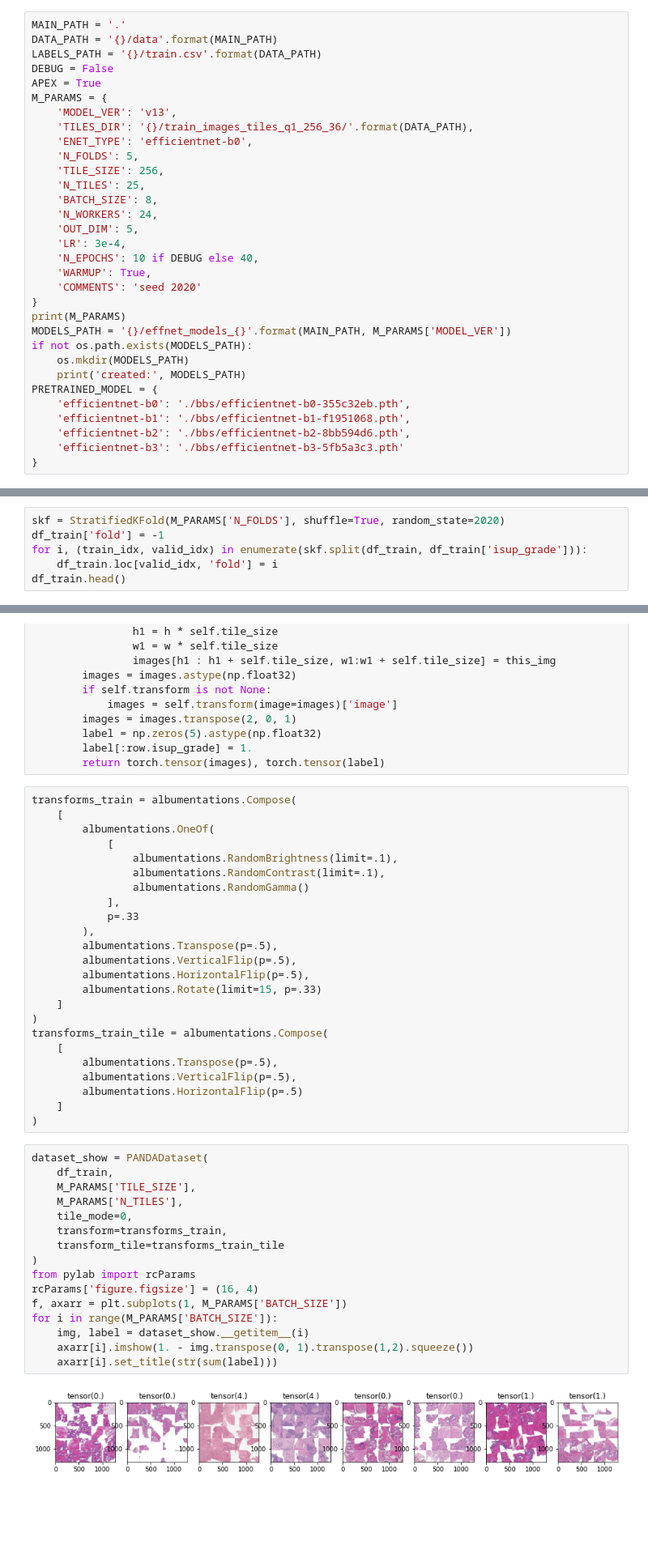
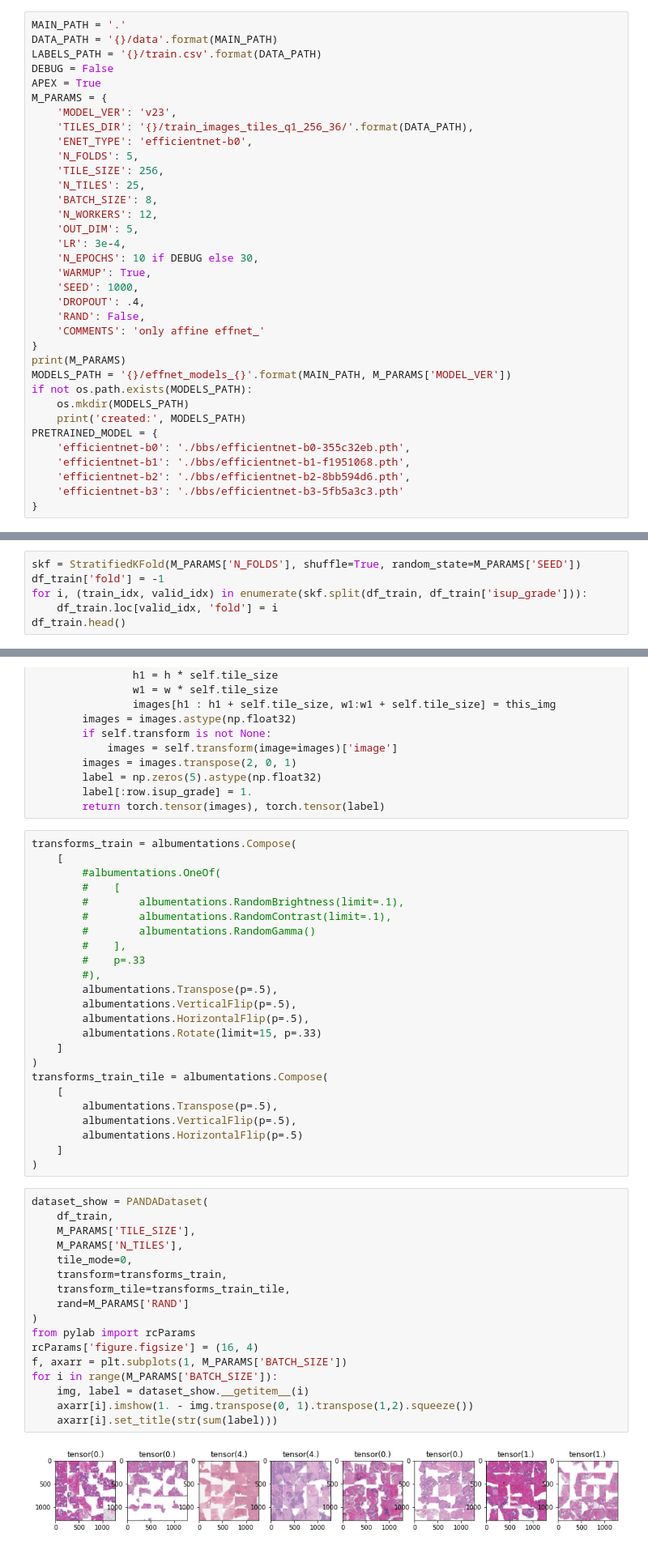
Before and after one commit to vgarshin/kaggle_panda, a Jupyter notebook: panda_effnet.ipynb, the cells around one changed output, grey strips where cells are left out. Shown at 81% size. Saved outputs shown, nothing was run; the diff lists cells and outputs as text; blank space fills up the shorter version.

```diff
--- a/panda_effnet.ipynb
+++ b/panda_effnet.ipynb
@@ -41,19 +41,22 @@ LABELS_PATH = '{}/train.csv'.format(DATA_PATH)
 DEBUG = False
 APEX = True
 M_PARAMS = {
-    'MODEL_VER': 'v13',
+    'MODEL_VER': 'v23',
     'TILES_DIR': '{}/train_images_tiles_q1_256_36/'.format(DATA_PATH),
     'ENET_TYPE': 'efficientnet-b0',
     'N_FOLDS': 5,
     'TILE_SIZE': 256,
     'N_TILES': 25,
     'BATCH_SIZE': 8,
-    'N_WORKERS': 24,
+    'N_WORKERS': 12,
     'OUT_DIM': 5,
     'LR': 3e-4,
-    'N_EPOCHS': 10 if DEBUG else 40,
+    'N_EPOCHS': 10 if DEBUG else 30,
     'WARMUP': True,
-    'COMMENTS': 'seed 2020'
+    'SEED': 1000,
+    'DROPOUT': .4,
+    'RAND': False,
+    'COMMENTS': 'only affine effnet_'
 }
 print(M_PARAMS)
 MODELS_PATH = '{}/effnet_models_{}'.format(MAIN_PATH, M_PARAMS['MODEL_VER'])
@@ -82,7 +85,7 @@ df_train.head()
 | 3 | 3 | 001c62abd11fa4b57bf7a6c603a11bb9 | karolinska | 4 | 4+4 |
 | 4 | 4 | 001d865e65ef5d2579c190a0e0350d8f | karolinska | 0 | 0+0 |
 # %%
-skf = StratifiedKFold(M_PARAMS['N_FOLDS'], shuffle=True, random_state=2020)
+skf = StratifiedKFold(M_PARAMS['N_FOLDS'], shuffle=True, random_state=M_PARAMS['SEED'])
 df_train['fold'] = -1
 for i, (train_idx, valid_idx) in enumerate(skf.split(df_train, df_train['isup_grade'])):
     df_train.loc[valid_idx, 'fold'] = i
@@ -206,14 +211,14 @@ class PANDADataset(Dataset):
 # %%
 transforms_train = albumentations.Compose(
     [
-        albumentations.OneOf(
-            [
-                albumentations.RandomBrightness(limit=.1),
-                albumentations.RandomContrast(limit=.1),
-                albumentations.RandomGamma()
-            ],
-            p=.33
-        ),
+        #albumentations.OneOf(
+        #    [
+        #        albumentations.RandomBrightness(limit=.1),
+        #        albumentations.RandomContrast(limit=.1),
+        #        albumentations.RandomGamma()
+        #    ],
+        #    p=.33
+        #),
         albumentations.Transpose(p=.5),
         albumentations.VerticalFlip(p=.5),
         albumentations.HorizontalFlip(p=.5),
@@ -230,21 +235,22 @@ transforms_train_tile = albumentations.Compose(
 # %%
 dataset_show = PANDADataset(
     df_train,
     M_PARAMS['TILE_SIZE'],
     M_PARAMS['N_TILES'],
     tile_mode=0,
     transform=transforms_train,
-    transform_tile=transforms_train_tile
+    transform_tile=transforms_train_tile,
+    rand=M_PARAMS['RAND']
 )
 from pylab import rcParams
 rcParams['figure.figsize'] = (16, 4)
 f, axarr = plt.subplots(1, M_PARAMS['BATCH_SIZE'])
 for i in range(M_PARAMS['BATCH_SIZE']):
     img, label = dataset_show.__getitem__(i)
     axarr[i].imshow(1. - img.transpose(0, 1).transpose(1,2).squeeze())
     axarr[i].set_title(str(sum(label)))
 # %% [output]
-[figure, old version]
+[figure, new version]
 # %%
 criterion = nn.BCEWithLogitsLoss()
 def train_epoch(loader, optimizer):
```
Also changed, not shown: parts of 4 cells of this notebook, 4 other files.
